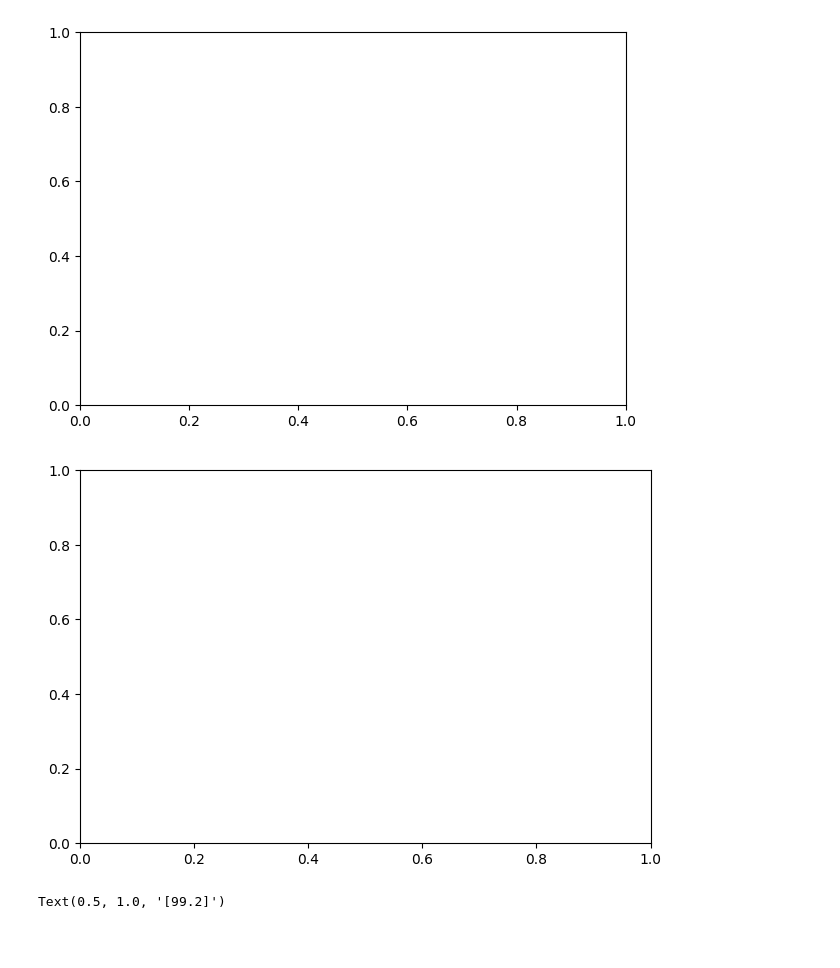
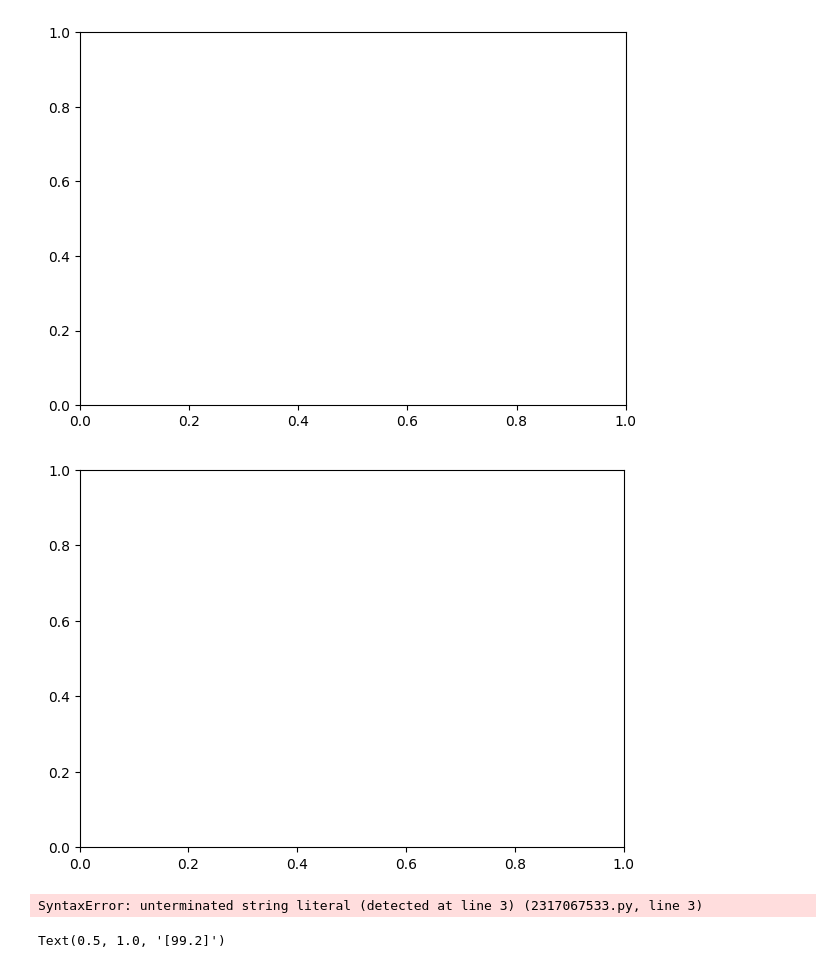
Before and after one commit to dschneidinger/222B_Landau_Damping_2024, a Jupyter notebook: 2-Landau_damping_in_PIC/EPW/analysis_code_homemade.ipynb, the cells around one changed output. Saved outputs shown, nothing was run; the diff lists cells and outputs as text; code cells hidden in the pictures; blank space fills up the shorter version.

Commit message:
code to make movie of distribution function

```diff
--- a/2-Landau_damping_in_PIC/EPW/analysis_code_homemade.ipynb
+++ b/2-Landau_damping_in_PIC/EPW/analysis_code_homemade.ipynb
@@ -116,21 +116,23 @@ for i in range(len(p1x1_files)):
 # %%
 p1x1_files = np.sort(os.listdir('EPW-alves/MS/PHA/p1x1/electrons/'))
 if not (os.path.isdir('figures-distribution-function')):
     os.makedirs('figures-distribution-function')
+
 for i in range(len(p1x1_files)):
     p1x1 = vysxd_get_data('EPW-alves/MS/PHA/p1x1/electrons/' + p1x1_files[i])
 
     plt.title(r'$t = ' + str(p1x1.TIME[0])+'\omega_{pe}^{-1}$')
     plt.semilogy(p1x1.Y, -np.mean(p1x1.DATA,axis=1))
-    plt.xlabel(r'$x [c/\omega_{pe}]$')
-    plt.ylabel(r'$v/c$')
+    plt.ylabel(r'$f_e(x,v,t)$')
+    plt.xlabel(r'$v/c$')
+    plt.ylim(10**(-4), 10)
     plt.tight_layout()
     plt.savefig('figures-distribution-function/'+str(i)+'.png',dpi = 300)
 
     plt.clf()
     plt.cla()
 # %% [output]
-[figure, old version]
+[figure, new version]
 # %%
 
 import glob
@@ -157,2 +160,20 @@ with contextlib.ExitStack() as stack:
+# %%
+def make_movie(path_to_folder):
+    fp_in = path_to_folder + '*.png'
+    fp_out = path_to_folder + 'movie.gif
+    with contextlib.ExitStack() as stack:
+
+    # lazily load images
+    imgs = (stack.enter_context(Image.open(f))
+            for f in sorted(glob.glob(fp_in)))
+
+    # extract  first image from iterator
+    img = next(imgs)
+
+    # https://pillow.readthedocs.io/en/stable/handbook/image-file-formats.html#gif
+    img.save(fp=fp_out, format='GIF', append_images=imgs,
+             save_all=True, duration=200, loop=0)
+# %% [output]
+SyntaxError: unterminated string literal (detected at line 3) (2317067533.py, line 3)
 # %%
 plt.semilogy(p1x1.Y, -np.mean(p1x1.DATA,axis=1))
```
Also changed, not shown: parts of 3 cells of this notebook.
